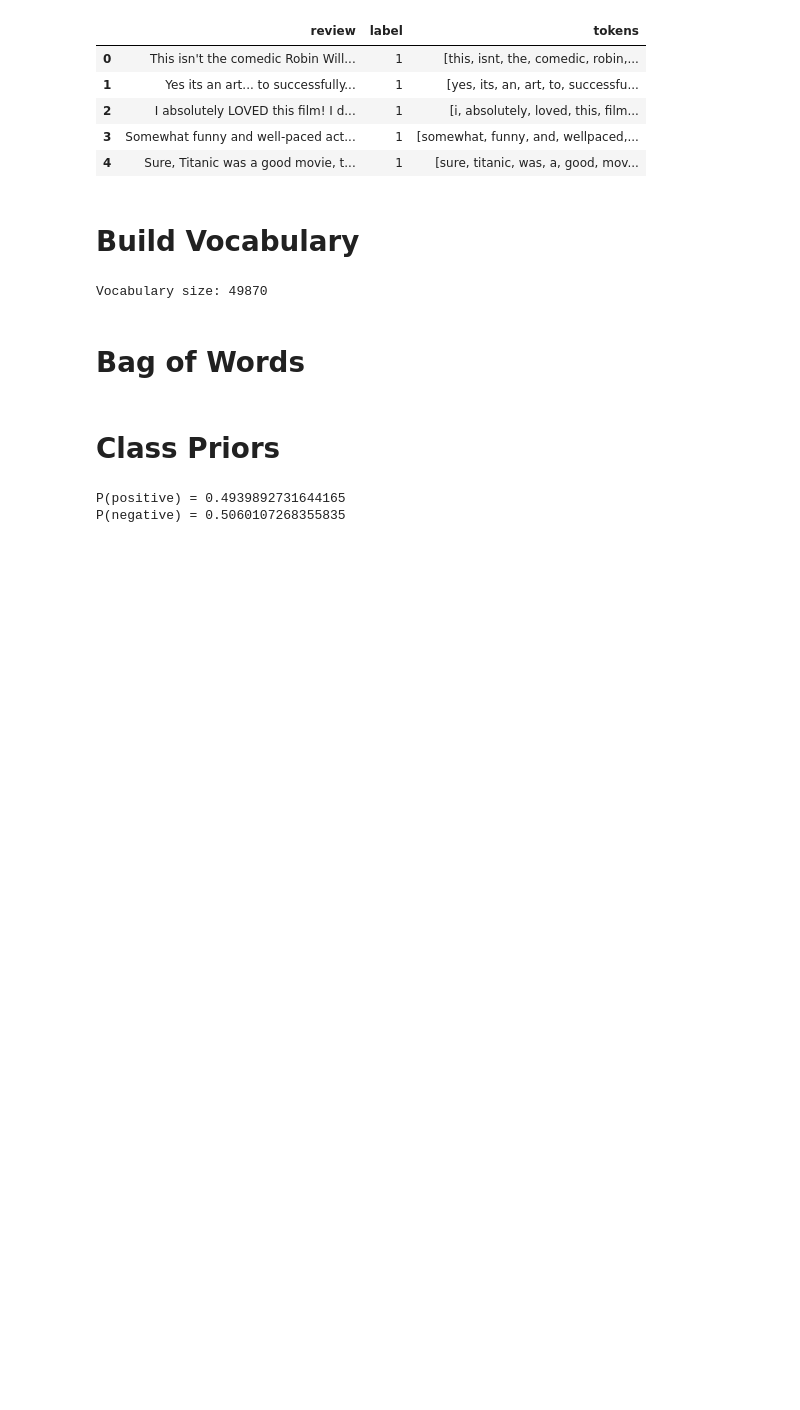
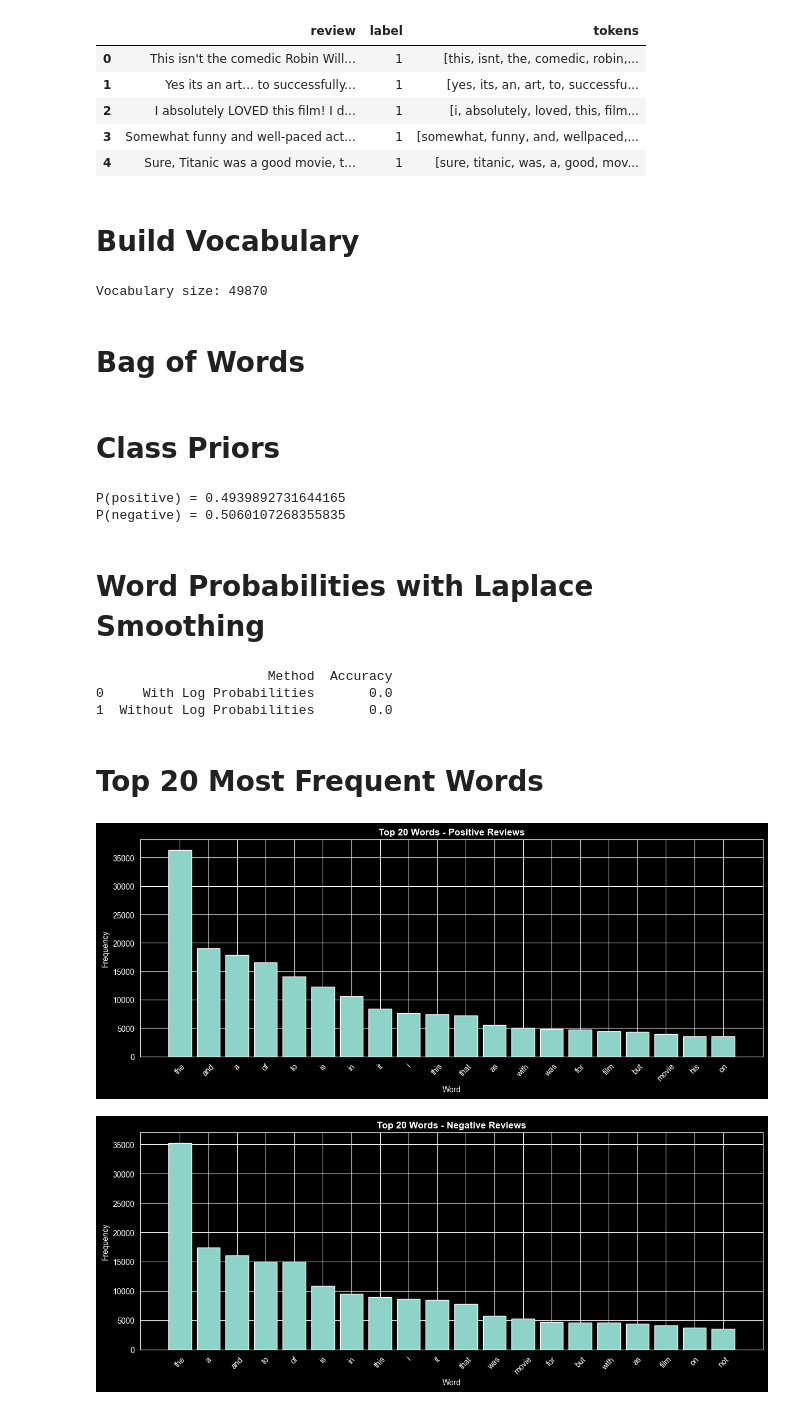
Before and after one commit to WeaamGomaa/Gaussian-Naive-Bayes-vs.-Multinomial-Naive-Bayes, a Jupyter notebook: notebooks/MNB.ipynb, the cells around one changed output. Drawn from its saved outputs; the diff is of its cells as text; code cells hidden in the pictures; blank space fills up the shorter version.

Commit message:
predict (not really) & top 20 frequent words

```diff
--- a/notebooks/MNB.ipynb
+++ b/notebooks/MNB.ipynb
@@ -100,6 +105,8 @@ print(f"P(negative) = {prior_neg}")
 # %% [output]
 P(positive) = 0.4939892731644165
 P(negative) = 0.5060107268355835
+# %% [markdown]
+# Word Probabilities with Laplace Smoothing
 # %%
 def compute_word_prob(labels, vocab, train_bow):
     word_prob = {}
@@ -118,0 +147,77 @@ def compute_word_prob(labels, vocab, train_bow):
+# %%
+# with log
+y_pred_log = predict(test_bow, word_prob, priors, with_log=True)
+acc_log = utils_funs.compute_accuracy(test_df['label'].tolist(), y_pred_log)
+
+# without log
+y_pred = predict(test_bow, word_prob, priors, with_log=False)
+acc = utils_funs.compute_accuracy(test_df['label'].tolist(), y_pred)
+
+results = pd.DataFrame({
+    'Method': ['With Log Probabilities', 'Without Log Probabilities'],
+    'Accuracy': [acc_log, acc]
+})
+
+print(results)
+# %% [output]
+                      Method  Accuracy
+0     With Log Probabilities       0.0
+1  Without Log Probabilities       0.0
+# %% [markdown]
+# Top 20 Most Frequent Words
+# %%
+from collections import defaultdict
+
+pos_counts = defaultdict(int)
+neg_counts = defaultdict(int)
+
+for i in range(len(train_df)):
+    words = train_df['tokens'][i]
+    label = train_df['label'][i]
+
+    if label == 1:
+        for word in words:
+            pos_counts[word] += 1
+    else:
+        for word in words:
+            neg_counts[word] += 1
+
+# get top 20 for each
+top_pos = sorted(pos_counts.items(), key=lambda x: x[1], reverse=True)[:20]
+top_neg = sorted(neg_counts.items(), key=lambda x: x[1], reverse=True)[:20]
+
+# separate words & counts
+pos_words = []
+pos_counts_vals = []
+for word, count in top_pos:
+    pos_words.append(word)
+    pos_counts_vals.append(count)
+
+neg_words = []
+neg_counts_vals = []
+for word, count in top_neg:
+    neg_words.append(word)
+    neg_counts_vals.append(count)
+
+# plot pos
+plt.figure(figsize=(12, 5))
+plt.bar(pos_words, pos_counts_vals)
+plt.title('Top 20 Words - Positive Reviews', fontweight='bold')
+plt.xlabel('Word')
+plt.ylabel('Frequency')
+plt.xticks(rotation=45)
+plt.tight_layout()
+plt.show()
+
+# plot neg
+plt.figure(figsize=(12, 5))
+plt.bar(neg_words, neg_counts_vals)
+plt.title('Top 20 Words - Negative Reviews', fontweight='bold')
+plt.xlabel('Word')
+plt.ylabel('Frequency')
+plt.xticks(rotation=45)
+plt.tight_layout()
+plt.show()
+# %% [output]
+[figure, added]
+[figure, added]
```
Also changed, not shown: parts of 4 cells of this notebook.
